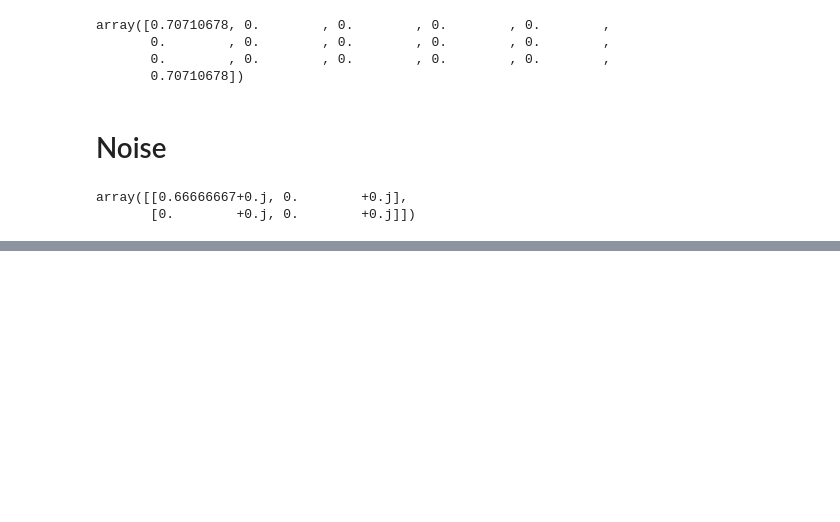
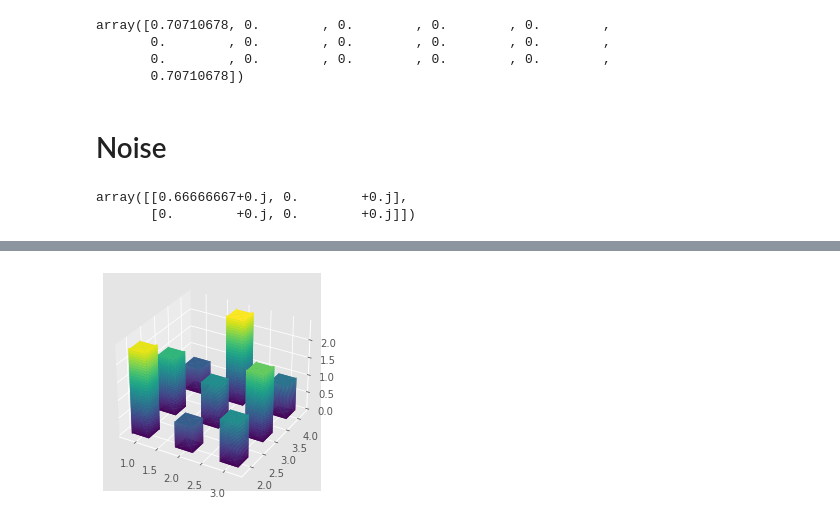
Before and after one commit to alexanderpickston/QIPpy, a Jupyter notebook: quantum_information.ipynb, the cells around one changed output, grey strips where cells are left out. Cells and saved outputs as stored; diff of their text form; code cells hidden in the pictures; blank space fills up the shorter version.

```diff
--- a/quantum_information.ipynb
+++ b/quantum_information.ipynb
@@ -133,0 +165,49 @@ array([[0.66666667+0.j, 0.        +0.j],
+# %%
+from mpl_toolkits.mplot3d import Axes3D
+
+fig = plt.figure()
+ax = fig.add_subplot(111, projection= Axes3D.name)
+
+def make_bar(ax, x0=0, y0=0, width = 0.5, height=1 , cmap="viridis",
+              norm=matplotlib.colors.Normalize(vmin=0, vmax=1), **kwargs ):
+    # Make data
+    u = np.linspace(0, 2*np.pi, 4+1)+np.pi/4.
+    v_ = np.linspace(np.pi/4., 3./4*np.pi, 100)
+    v = np.linspace(0, np.pi, len(v_)+2 )
+    v[0] = 0 ;  v[-1] = np.pi; v[1:-1] = v_
+    x = np.outer(np.cos(u), np.sin(v))
+    y = np.outer(np.sin(u), np.sin(v))
+    z = np.outer(np.ones(np.size(u)), np.cos(v))
+
+    xthr = np.sin(np.pi/4.)**2 ;  zthr = np.sin(np.pi/4.)
+    x[x > xthr] = xthr; x[x < -xthr] = -xthr
+    y[y > xthr] = xthr; y[y < -xthr] = -xthr
+    z[z > zthr] = zthr  ; z[z < -zthr] = -zthr
+
+    x *= 1./xthr*width; y *= 1./xthr*width
+    z += zthr
+    z *= height/(2.*zthr)
+    #translate
+    x += x0; y += y0
+    #plot
+    ax.plot_surface(x, y, z, cmap=cmap, norm=norm, **kwargs)
+
+def make_bars(ax, x, y, height, width=1):
+    widths = np.array(width)*np.ones_like(x)
+    x = np.array(x).flatten()
+    y = np.array(y).flatten()
+
+    h = np.array(height).flatten()
+    w = np.array(widths).flatten()
+    norm = matplotlib.colors.Normalize(vmin=0, vmax=h.max())
+    for i in range(len(x.flatten())):
+        make_bar(ax, x0=x[i], y0=y[i], width = w[i] , height=h[i], norm=norm)
+
+
+X, Y = np.meshgrid([1,2,3], [2,3,4])
+Z = np.sin(X*Y)+1.5
+
+make_bars(ax, X,Y,Z, width=0.2, )
+plt.show()
+# %% [output]
+[figure, added]
```
Also changed, not shown: parts of 3 cells of this notebook.
